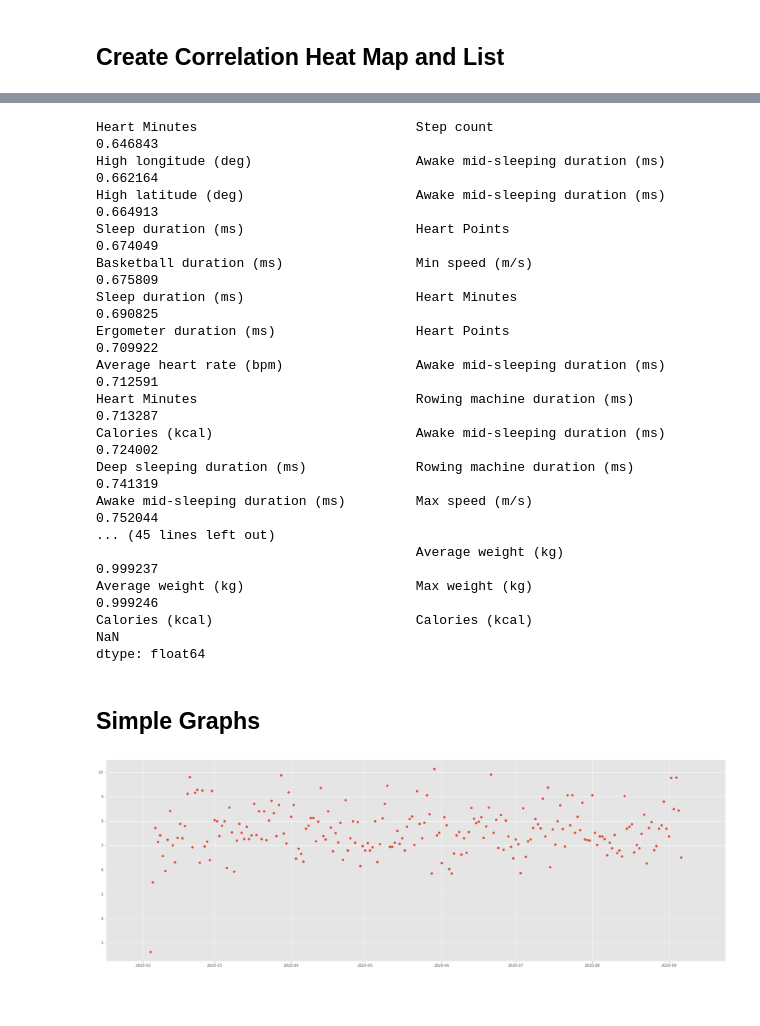
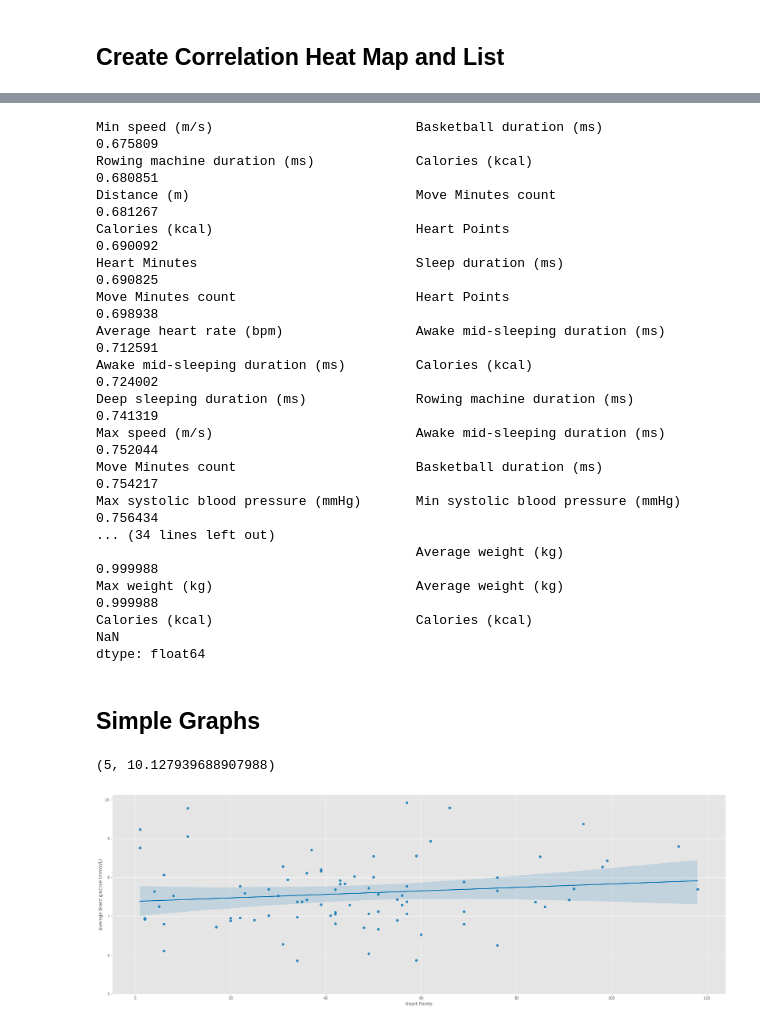
Before and after one commit to JamesIgoe/GoogleFitAnalysis, a Jupyter notebook: Analysis.ipynb, the cells around one changed output, grey strips where cells are left out. Saved outputs shown, nothing was run; the diff lists cells and outputs as text; code cells hidden in the pictures; blank space fills up the shorter version.

```diff
--- a/Analysis.ipynb
+++ b/Analysis.ipynb
@@ -29,7 +29,7 @@ plt.style.available
  'tableau-colorblind10',
  '_classic_test']
 # %%
-mpl.style.use(['ggplot'])
+mpl.style.use(['seaborn-colorblind'])
 # %% [markdown]
 ### Dataframe and Math Functions
 # %%
@@ -172,4 +172,4 @@ df_fit.index = pd.to_datetime(df_fit.index, format='%Y-%m-%d')
 # %% [markdown]
 ## Cleanse Data / Drop NA
 # %%
-df_fitExplore = df_fit[df_fit.index > '2020-05-01']
+df_fit = df_fit[df_fit.index > '2020-05-01']
@@ -258,29 +235,29 @@ dtype: float64
 # %%
 corr_fit_filtered.tail(int(half)+1)
 # %% [output]
-Heart Minutes                            Step count                             0.646843
-High longitude (deg)                     Awake mid-sleeping duration (ms)       0.662164
-High latitude (deg)                      Awake mid-sleeping duration (ms)       0.664913
-Sleep duration (ms)                      Heart Points                           0.674049
-Basketball duration (ms)                 Min speed (m/s)                        0.675809
-Sleep duration (ms)                      Heart Minutes                          0.690825
-Ergometer duration (ms)                  Heart Points                           0.709922
-Average heart rate (bpm)                 Awake mid-sleeping duration (ms)       0.712591
-Heart Minutes                            Rowing machine duration (ms)           0.713287
-Calories (kcal)                          Awake mid-sleeping duration (ms)       0.724002
-Deep sleeping duration (ms)              Rowing machine duration (ms)           0.741319
-Awake mid-sleeping duration (ms)         Max speed (m/s)                        0.752044
-... (45 lines left out)
-                                         Average weight (kg)                    0.999237
-Average weight (kg)                      Max weight (kg)                        0.999246
-Calories (kcal)                          Calories (kcal)                             NaN
+Min speed (m/s)                          Basketball duration (ms)                   0.675809
+Rowing machine duration (ms)             Calories (kcal)                            0.680851
+Distance (m)                             Move Minutes count                         0.681267
+Calories (kcal)                          Heart Points                               0.690092
+Heart Minutes                            Sleep duration (ms)                        0.690825
+Move Minutes count                       Heart Points                               0.698938
+Average heart rate (bpm)                 Awake mid-sleeping duration (ms)           0.712591
+Awake mid-sleeping duration (ms)         Calories (kcal)                            0.724002
+Deep sleeping duration (ms)              Rowing machine duration (ms)               0.741319
+Max speed (m/s)                          Awake mid-sleeping duration (ms)           0.752044
+Move Minutes count                       Basketball duration (ms)                   0.754217
+Max systolic blood pressure (mmHg)       Min systolic blood pressure (mmHg)         0.756434
+... (34 lines left out)
+                                         Average weight (kg)                        0.999988
+Max weight (kg)                          Average weight (kg)                        0.999988
+Calories (kcal)                          Calories (kcal)                                 NaN
 dtype: float64
 # %% [markdown]
 ## Simple Graphs
 # %%
-
 plt.figure(figsize=(30,10))
-plt.scatter(df.index, 'Average blood glucose (mmol/L)', data=df)
-plt.show()
+sns.regplot(x='Heart Points', y='Average blood glucose (mmol/L)', data=df)
+plt.ylim(5,)
 # %% [output]
+(5, 10.127939688907988)
-[figure, old version]
+[figure, new version]
```
Also changed, not shown: parts of 12 cells of this notebook.
